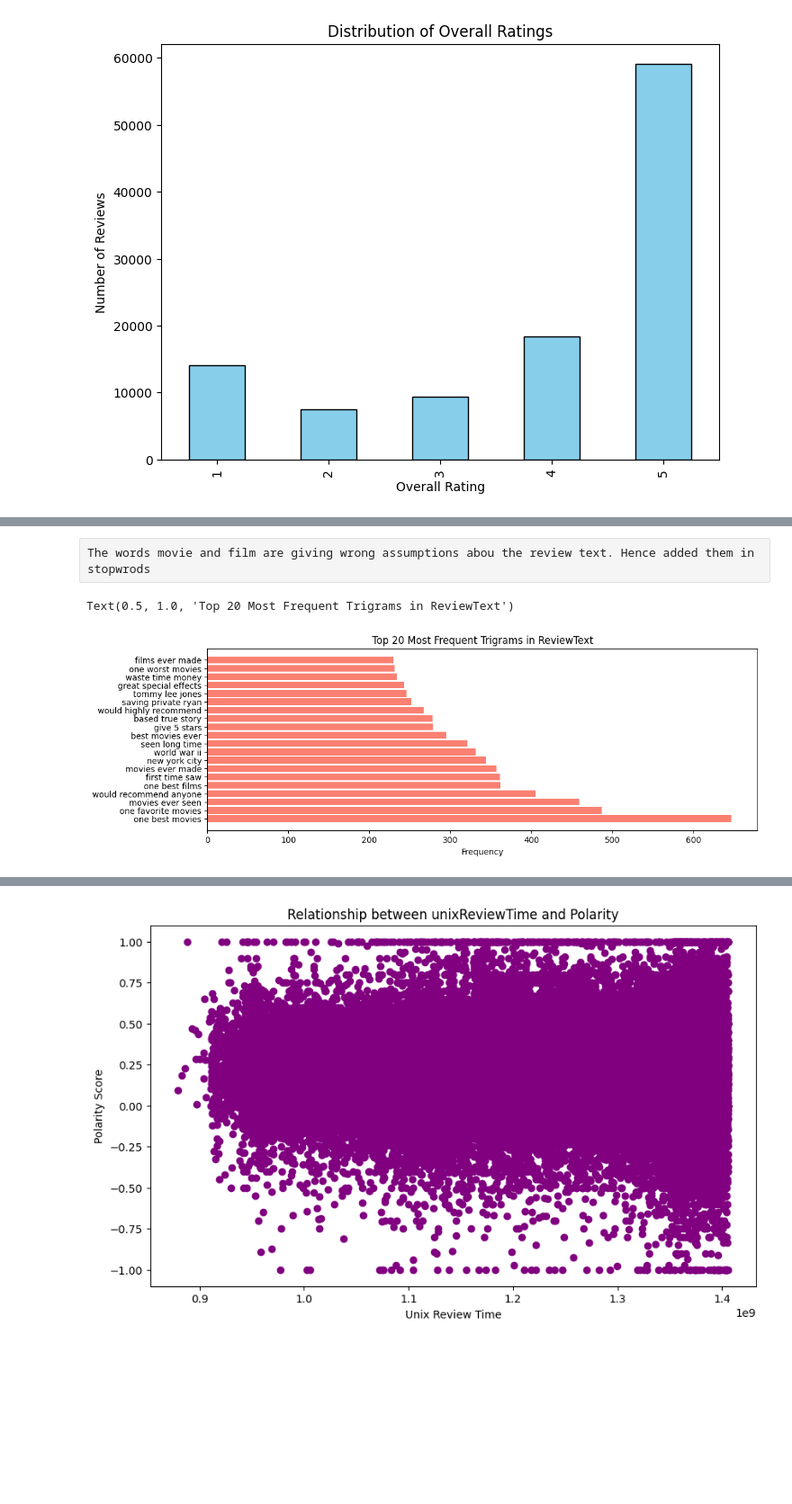
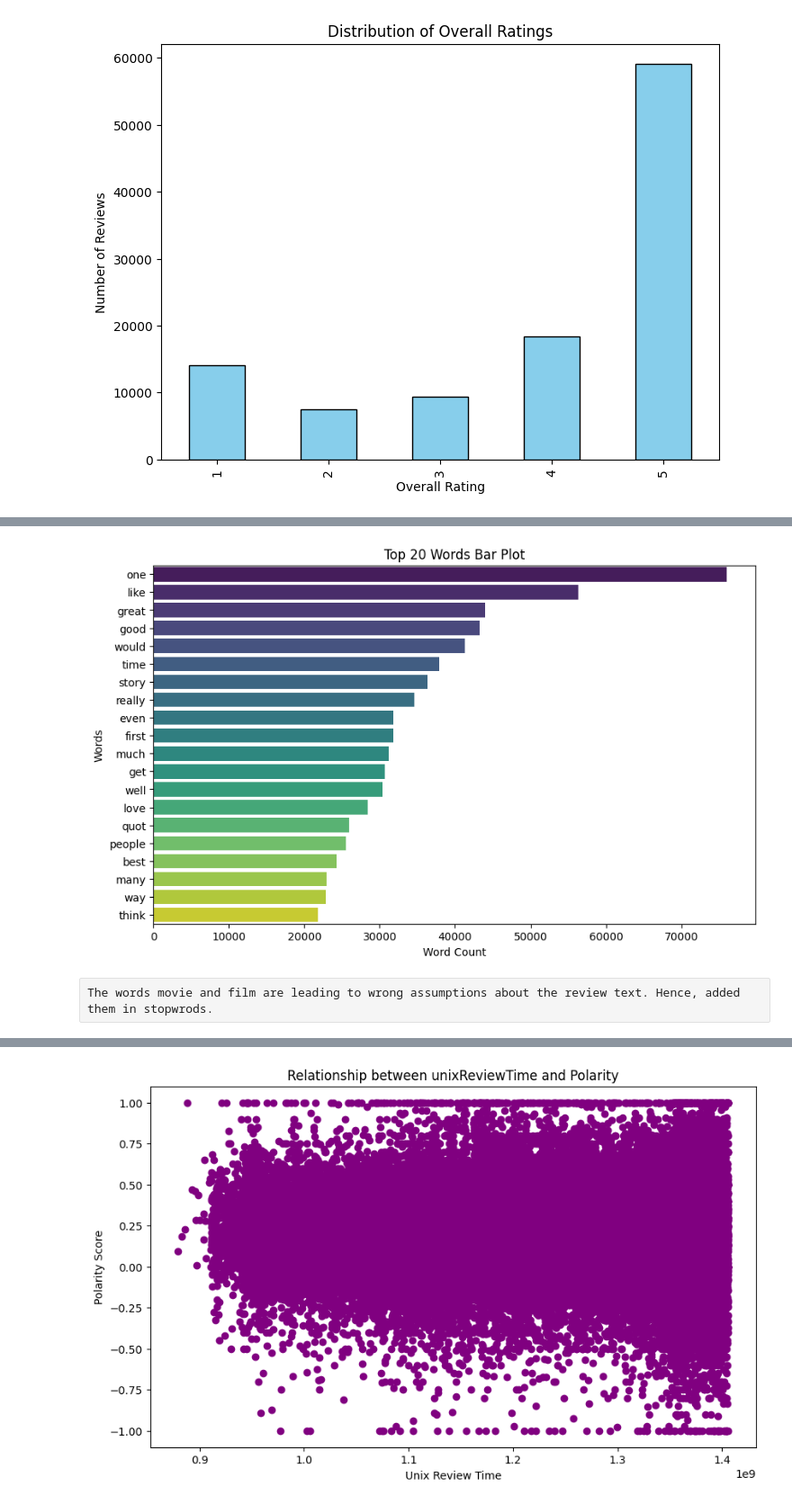
Before and after one commit to dineshkarthik22/Helpfulness-of-an-Amazon-Movie-Review-, a Jupyter notebook: Helpfulness_Index.ipynb, the cells around one changed output, grey strips where cells are left out. Shown at 90% size. Drawn from its saved outputs; the diff is of its cells as text; code cells hidden in the pictures; blank space fills up the shorter version.

```diff
--- a/Helpfulness_Index.ipynb
+++ b/Helpfulness_Index.ipynb
@@ -219,5 +228,16 @@ plt.show()
+# %%
+# Plotting the horizontal bar graph
+plt.figure(figsize=(10, 6))
+custom_palette = sns.color_palette("viridis", n_colors=len(top_20_words))
+sns.barplot(x=list(top_20_words.values()), y=list(top_20_words.keys()), palette=custom_palette)
+plt.title('Top 20 Words Bar Plot')
+plt.xlabel('Word Count')
+plt.ylabel('Words')
+plt.show()
+# %% [output]
+[figure, added]
 # %% [raw]
-The words movie and film are giving wrong assumptions abou the review text. Hence added them in stopwrods
+The words movie and film are leading to wrong assumptions about the review text. Hence, added them in stopwrods.
 # %%
 # Get bigrams and trigrams
 bigrams = list(ngrams(filtered_tokens, 2))
@@ -226,20 +246,3 @@ trigrams = list(ngrams(filtered_tokens, 3))
 # Get the 20 most frequent bigrams and trigrams
 top_20_bigrams = dict(Counter(bigrams).most_common(20))
 top_20_trigrams = dict(Counter(trigrams).most_common(20))
-
-# Plotting the horizontal bar graph for bigrams
-# plt.figure(figsize=(12, 4))
-# plt.barh([' '.join(bigram) for bigram in top_20_bigrams.keys()], top_20_bigrams.values(), color='skyblue')
-# plt.xlabel('Frequency')
-# plt.title('Top 20 Most Frequent Bigrams in ReviewText')
-# plt.show()
-
-# # Plotting the horizontal bar graph for trigrams
-plt.figure(figsize=(12, 4))
-plt.barh([' '.join(trigram) for trigram in top_20_trigrams.keys()], top_20_trigrams.values(), color='salmon')
-plt.xlabel('Frequency')
-plt.title('Top 20 Most Frequent Trigrams in ReviewText')
-# plt.show()
-# %% [output]
-Text(0.5, 1.0, 'Top 20 Most Frequent Trigrams in ReviewText')
-[figure, removed]
```
Also changed, not shown: parts of 68 cells of this notebook.
